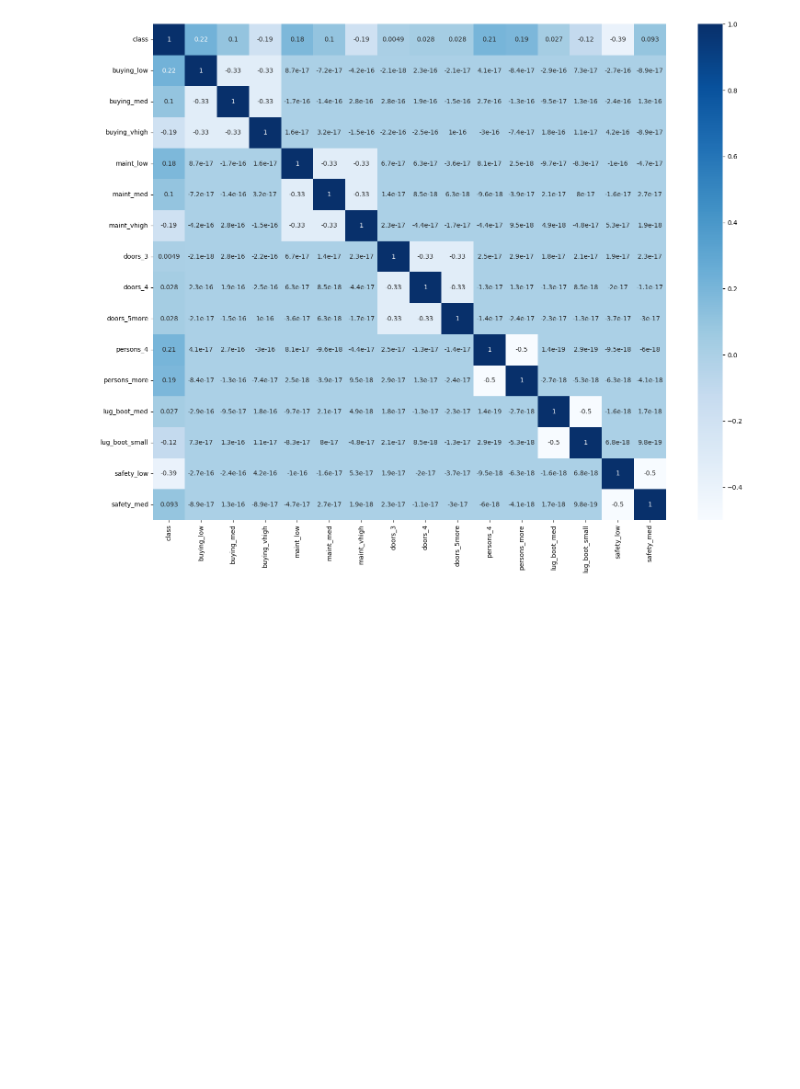
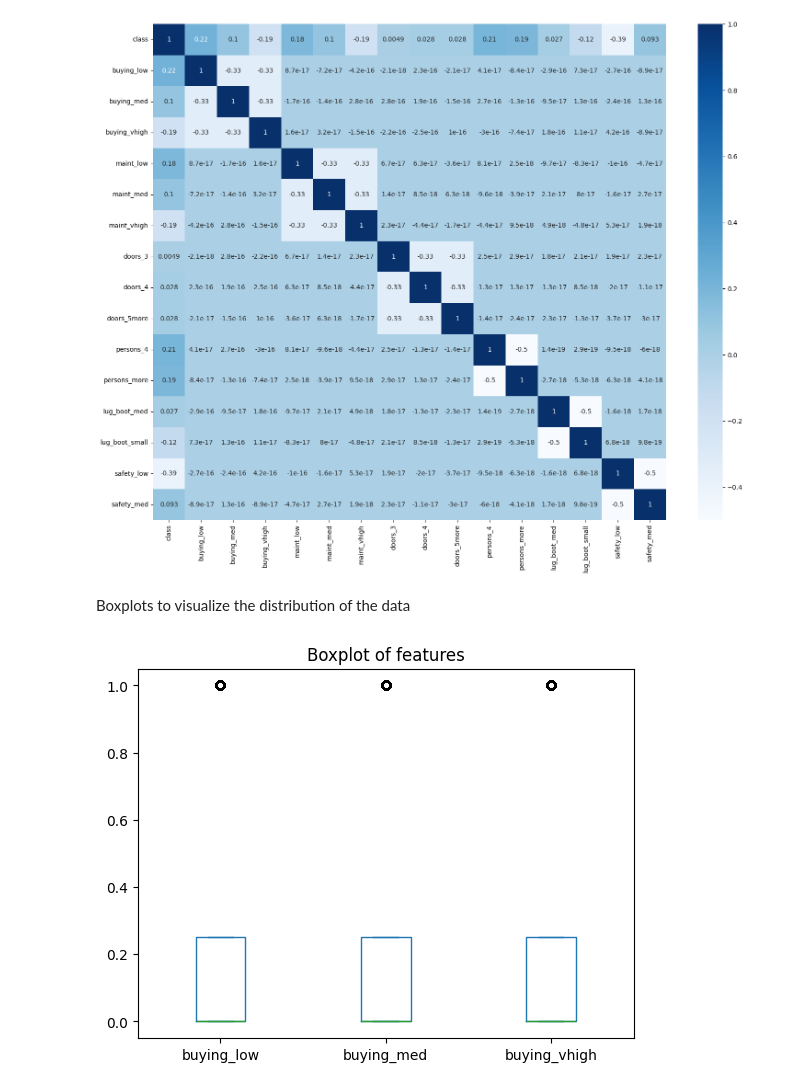
Before and after one commit to amirabaraya/Topics-in-Intelligent-Systems, a Jupyter notebook: car_evaluation.ipynb, the cells around one changed output. Cells and saved outputs as stored; diff of their text form; code cells hidden in the pictures; blank space fills up the shorter version.

Commit message:
Boxplots of the features

```diff
--- a/car_evaluation.ipynb
+++ b/car_evaluation.ipynb
@@ -224,3 +224,11 @@ sns.heatmap(df_encoded.corr(),cmap='Blues', annot=True)
 plt.show()
 # %% [output]
 [figure]
+# %% [markdown]
+Boxplots to visualize the distribution of the data
+# %%
+
+ax = df_encoded[['buying_low','buying_med','buying_vhigh']].plot(kind='box', title='Boxplot of features')
+plt.show()
+# %% [output]
+[figure, added]
```
Also changed, not shown: parts of 6 cells of this notebook.
